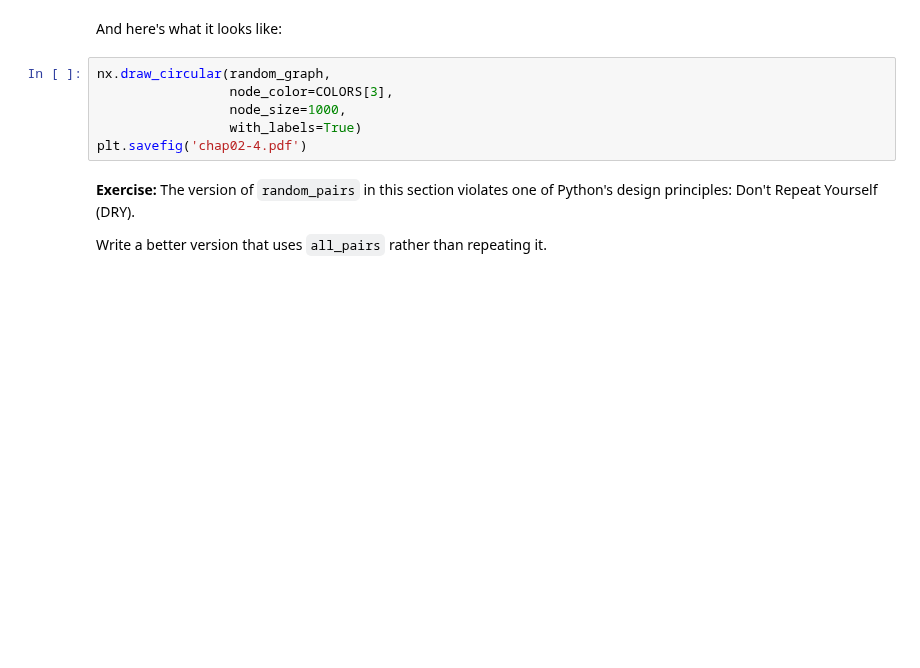
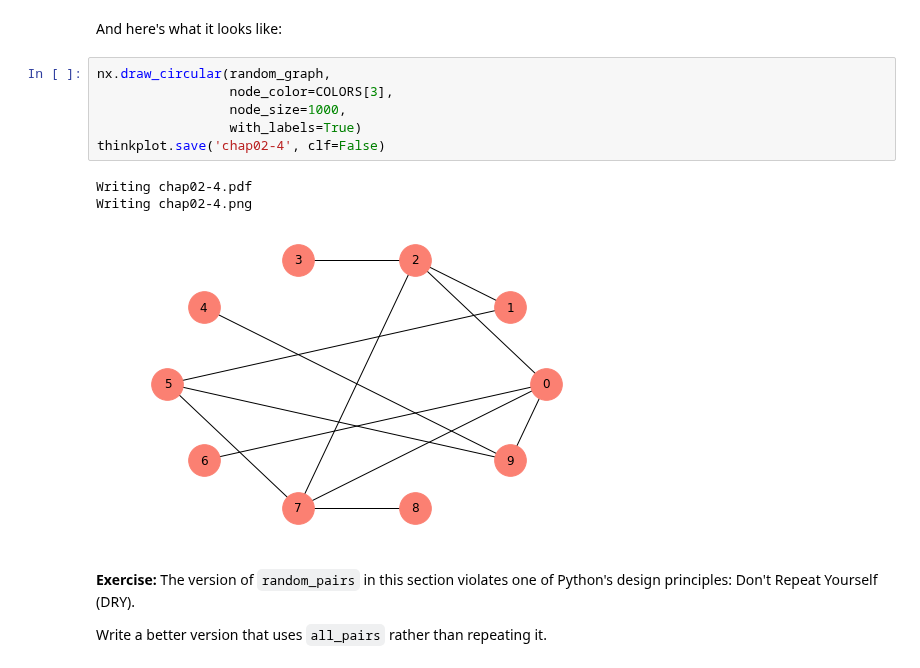
Before and after one commit to AllenDowney/ThinkComplexity2, a Jupyter notebook: code/chap02soln.ipynb, the cells around one changed output. Cells and saved outputs as stored; diff of their text form; blank space fills up the shorter version.

```diff
--- a/code/chap02soln.ipynb
+++ b/code/chap02soln.ipynb
@@ -225,9 +262,13 @@ And here's what it looks like:
 # %%
 nx.draw_circular(random_graph,
                  node_color=COLORS[3],
                  node_size=1000,
                  with_labels=True)
-plt.savefig('chap02-4.pdf')
+thinkplot.save('chap02-4', clf=False)
+# %% [output]
+Writing chap02-4.pdf
+Writing chap02-4.png
+[figure, added]
 # %% [markdown]
 **Exercise:** The version of `random_pairs` in this section violates one of Python's design principles: Don't Repeat Yourself (DRY).
 
```
Also changed, not shown: parts of 33 cells of this notebook, 8 other files.
